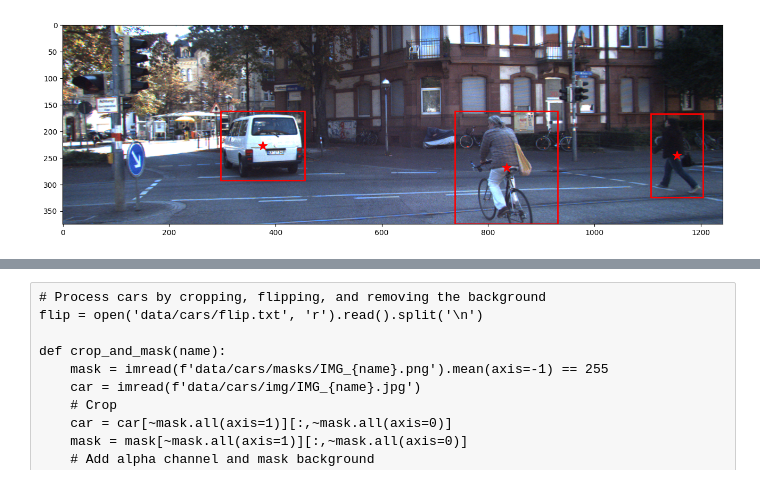
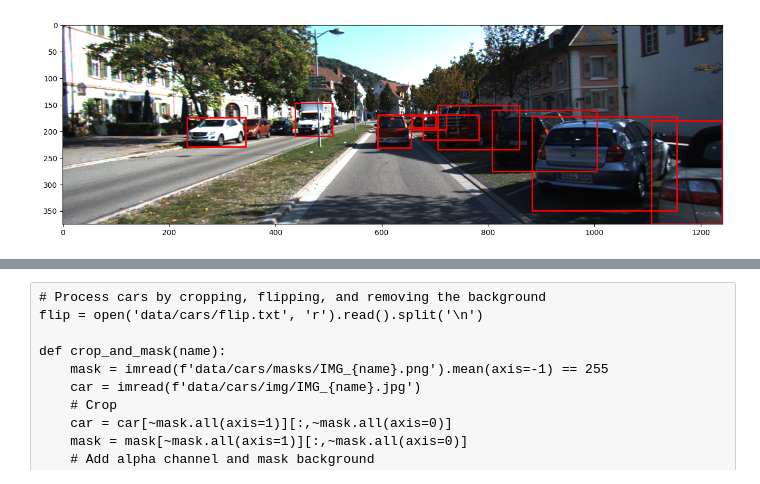
Before and after one commit to IvoBrink/ContrastiveTracking, a Jupyter notebook: occlusions/occlude.ipynb, the cells around one changed output, grey strips where cells are left out. Cells and saved outputs as stored; diff of their text form; code cells hidden in the pictures.

```diff
--- a/occlusions/occlude.ipynb
+++ b/occlusions/occlude.ipynb
@@ -13,10 +14,9 @@ from IPython.display import clear_output
 from time import sleep
 from random import sample, choice
 # %%
-img = imread('data/training/image_02/0000/000000.png')
-
-df = pd.read_table('data/training/label_02/0000.txt', delimiter=' ', header=None)
+df = pd.read_table('data/training/label_02/0011.txt', delimiter=' ', header=None)
 df = df[df[2] != "DontCare"]
 df.head()
+ # & ~np.isin(df[1], [33, 35, 39, 55])
 # %% [output]
 |  | 0 | 1 | 2 | 3 | 4 | 5 | 6 | 7 | 8 | 9 | 10 | ... |
@@ -28,15 +28,15 @@ df.head()
 # %%
-for f in range(df[0].max()):
+for f in range(165, df[0].max()):
     _, ax = plt.subplots(figsize=(16, 12))
-    img = imread(f'data/training/image_02/0000/{f:06}.png')
+    img = imread(f'data/training/image_02/0011/{f:06}.png')
     plt.imshow(img)
-    for _, (x1, y2, x2, y1) in df[df[0] == f].iloc[:, 6:10].iterrows():
+    for _, (x1, y2, x2, y1) in df[(df[0] == f)].iloc[:, 6:10].iterrows():
         ax.add_patch(plt.Rectangle([x1, y1], x2 - x1, y2 - y1,
                      edgecolor='r', facecolor='none', linewidth=2))
-        ax.scatter((x2 + x1) / 2, (y2 + y1) / 2, marker='*', c='r', s=150)
+        # ax.scatter((x2 + x1) / 2, (y2 + y1) / 2, marker='*', c='r', s=150)
     sleep(0.5)
     clear_output()
     plt.show()
     break
 # %% [output]
-[figure, old version]
+[figure, new version]
```
Also changed, not shown: parts of 9 cells of this notebook, 29 other files.
